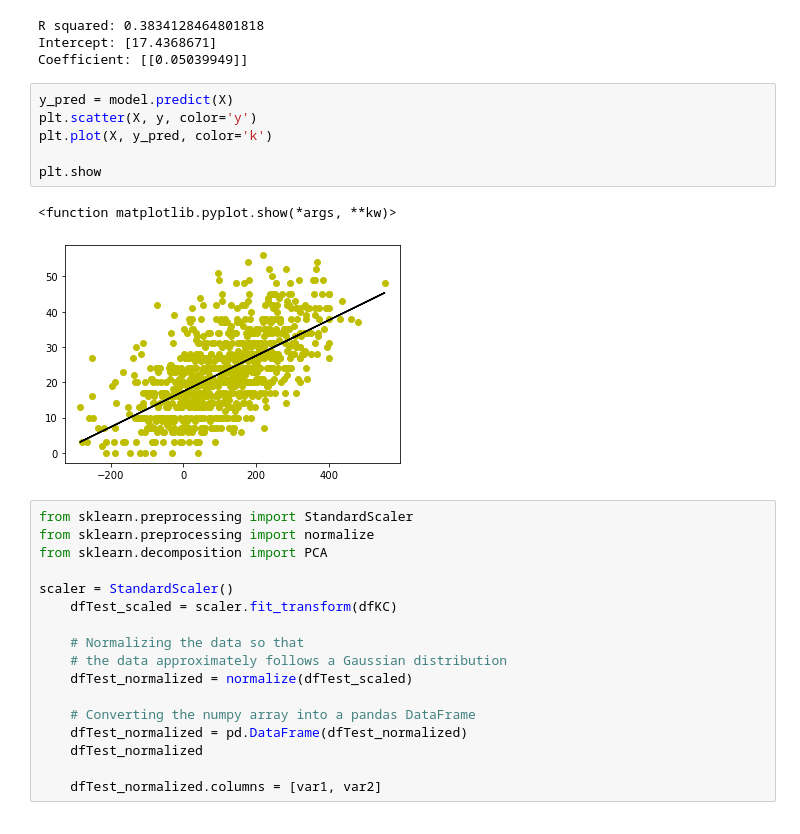
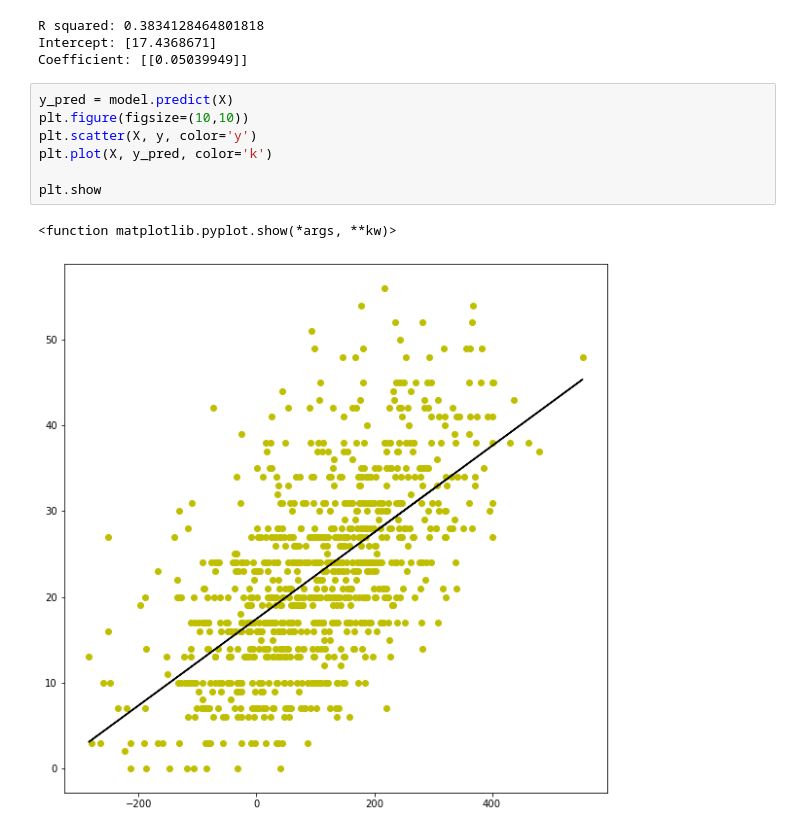
Before and after one commit to anissakhan/731-Project-4-Khan, a Jupyter notebook: Notebooks/731-Project4.ipynb, the cells around one changed output. Drawn from its saved outputs; the diff is of its cells as text.

```diff
--- a/Notebooks/731-Project4.ipynb
+++ b/Notebooks/731-Project4.ipynb
@@ -300,27 +288,11 @@ Intercept: [17.4368671]
 Coefficient: [[0.05039949]]
 # %%
 y_pred = model.predict(X)
+plt.figure(figsize=(10,10))
 plt.scatter(X, y, color='y')
 plt.plot(X, y_pred, color='k')
 
 plt.show
 # %% [output]
 <function matplotlib.pyplot.show(*args, **kw)>
-[figure, old version]
+[figure, new version]
-# %%
-from sklearn.preprocessing import StandardScaler
-from sklearn.preprocessing import normalize
-from sklearn.decomposition import PCA
-
-scaler = StandardScaler()
-    dfTest_scaled = scaler.fit_transform(dfKC)
-
-    # Normalizing the data so that
-    # the data approximately follows a Gaussian distribution
-    dfTest_normalized = normalize(dfTest_scaled)
-
-    # Converting the numpy array into a pandas DataFrame
-    dfTest_normalized = pd.DataFrame(dfTest_normalized)
-    dfTest_normalized
-
-    dfTest_normalized.columns = [var1, var2]
```
Also changed, not shown: parts of 11 cells of this notebook.
